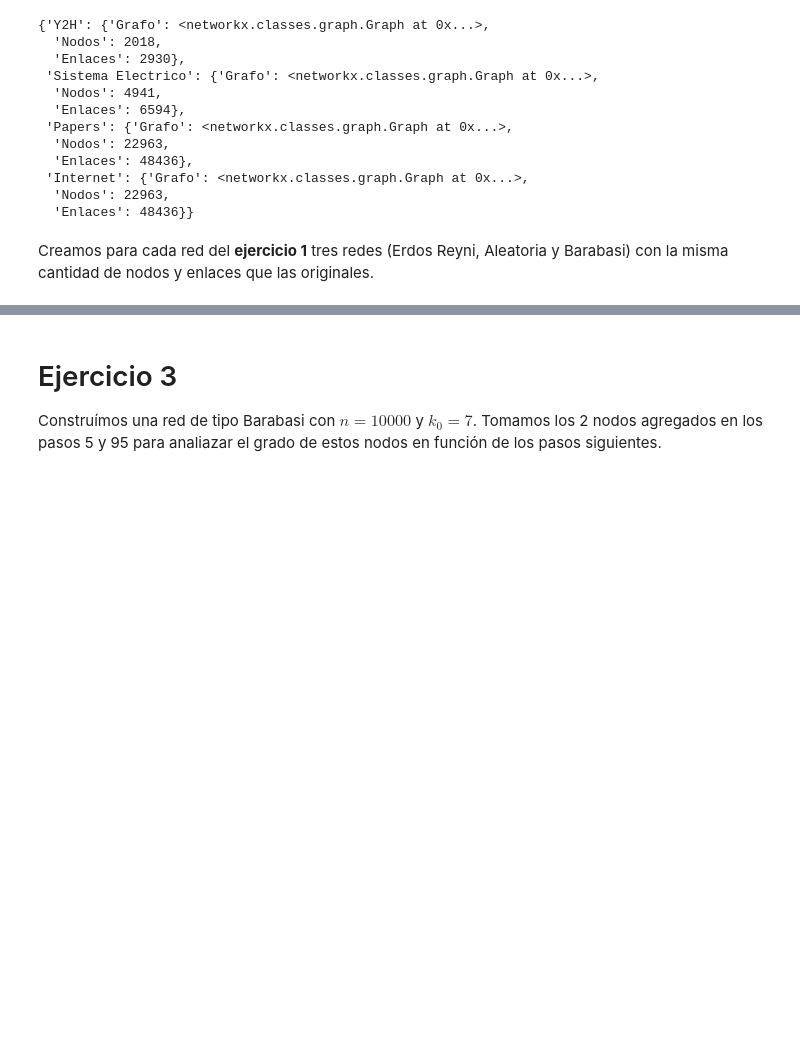
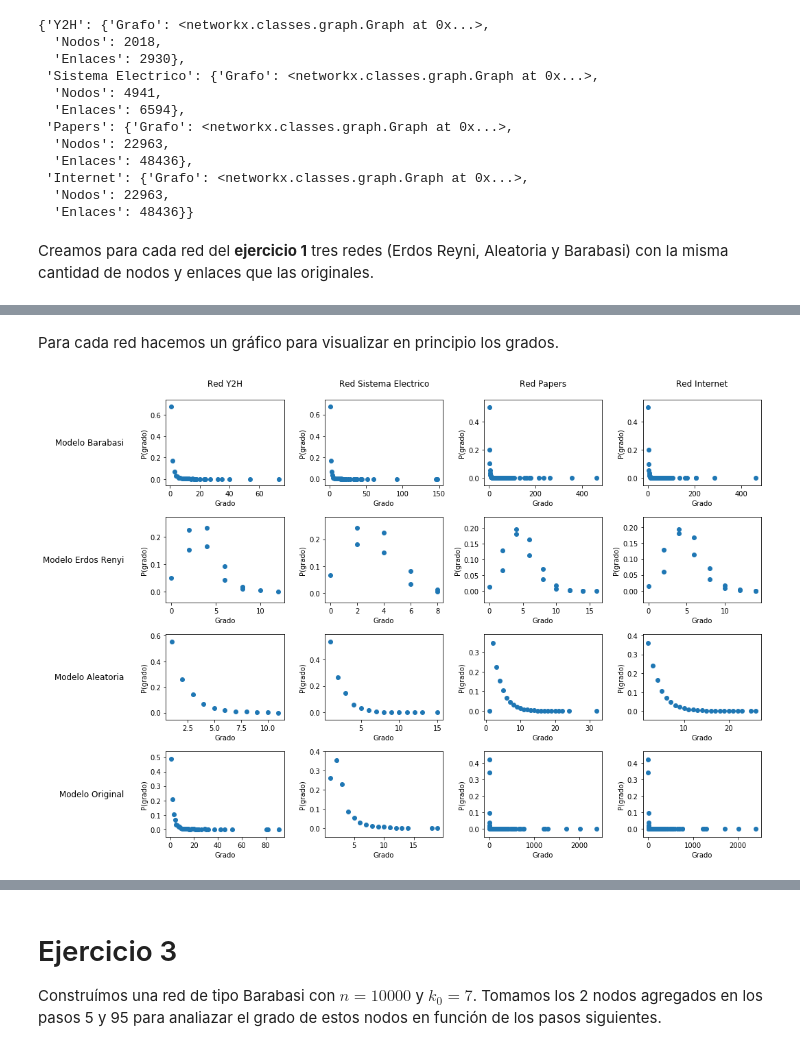
Before and after one commit to LunaKadysz/Redes, a Jupyter notebook: TPC_02/TPC_02_caro.ipynb, the cells around one changed output, grey strips where cells are left out. Drawn from its saved outputs; the diff is of its cells as text; code cells hidden in the pictures; blank space fills up the shorter version.

Commit message:
plots in 2.d

```diff
--- a/TPC_02/TPC_02_caro.ipynb
+++ b/TPC_02/TPC_02_caro.ipynb
@@ -386,0 +397,43 @@ KeyboardInterrupt:
+# %% [markdown]
+Para cada red hacemos un gráfico para visualizar en principio los grados.
+# %%
+models = ["Barabasi", "Erdos Renyi", "Aleatoria"]
+for red in Grafo_dict:
+    Grados = Grafo_dict[red]["Grafo"].degree()
+    lista_grados = [val for (node, val) in Grados]
+    Grafo_dict[red]["Lista grados"] = lista_grados
+
+    for model in models:
+        Grados = Grafo_dict[red][model]["Grafo"].degree()
+        lista_grados= [val for (node, val) in Grados]
+        Grafo_dict[red][model]["Lista grados"] = lista_grados
+# %%
+fig, axes = plt.subplots(nrows = 4,ncols = len(Grafo_dict), figsize = (15, 10))
+plt.setp(axes.flat, xlabel='Grado', ylabel='P(grado)')
+cols = [f'Red {red}' for red in Grafo_dict]
+rows = ['Modelo {}'.format(row) for row in ['Barabasi', 'Erdos Renyi', 'Aleatoria', 'Original']]
+
+pad = 20
+for ax, col in zip(axes[0], cols):
+    ax.annotate(col, xy=(0.5, 1), xytext=(0, pad),
+                xycoords='axes fraction', textcoords='offset points',
+                size='large', ha='center', va='baseline')
+
+for ax, row in zip(axes[:,0], rows):
+    ax.annotate(row, xy=(0, 0.5), xytext=(-ax.yaxis.labelpad - pad, 0),
+                xycoords=ax.yaxis.label, textcoords='offset points',
+                size='large', ha='right', va='center')
+
+for i,red in enumerate(Grafo_dict):
+    x0,y0 = distribucion_grado_normal(Grafo_dict[red]['Barabasi']["Lista grados"])
+    x1, y1 = distribucion_grado_normal(Grafo_dict[red]["Erdos Renyi"]["Lista grados"])
+    x2, y2 = distribucion_grado_normal(Grafo_dict[red]['Aleatoria']["Lista grados"])
+    x3, y3 = distribucion_grado_normal(Grafo_dict[red]["Lista grados"])
+    axes[0,i].scatter(x0,y0)
+    axes[1,i].scatter(x1,y1)
+    axes[2,i].scatter(x2,y2)
+    axes[3,i].scatter(x3,y3)
+
+plt.tight_layout()
+# %% [output]
+[figure, added]
```
Also changed, not shown: parts of 12 cells of this notebook.
